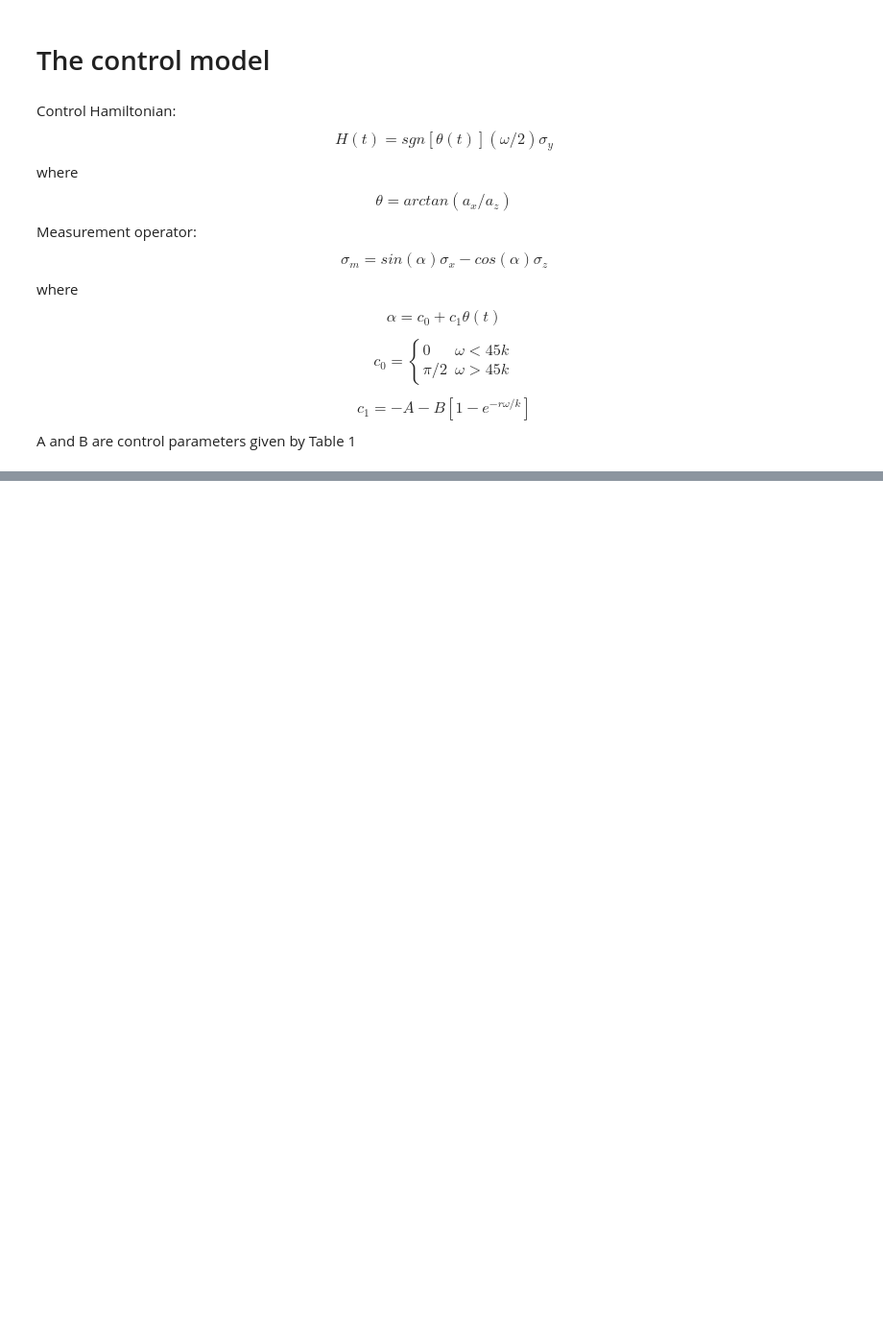
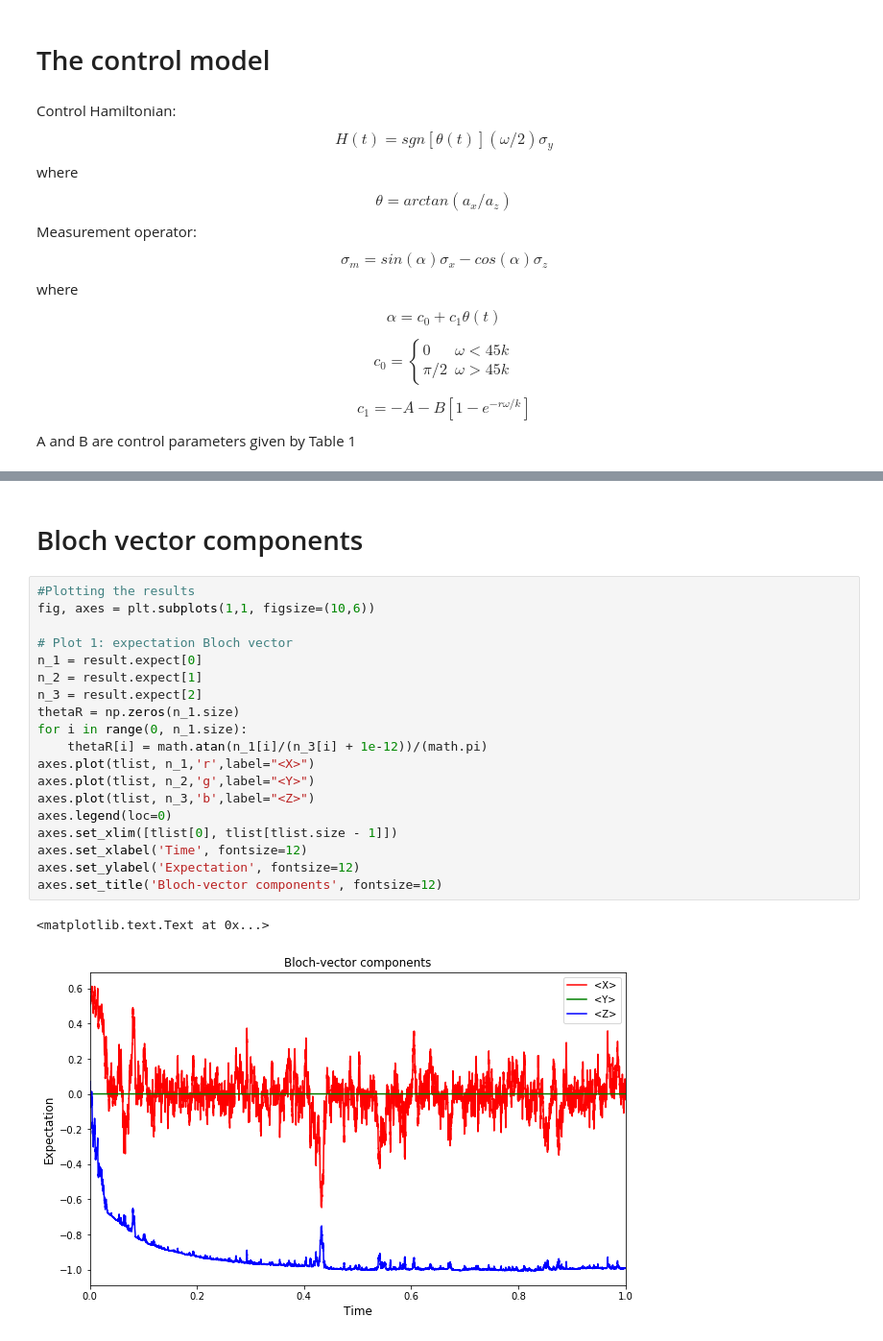
Before and after one commit to thiennm/ASCC, a Jupyter notebook: Reproduce - NJP 16 (2014) 093059 (Balouchi & Jacobs).ipynb, the cells around one changed output, grey strips where cells are left out. Shown at 96% size. Cells and saved outputs as stored; diff of their text form; blank space fills up the shorter version.

```diff
--- a/Reproduce - NJP 16 (2014) 093059 (Balouchi & Jacobs).ipynb
+++ b/Reproduce - NJP 16 (2014) 093059 (Balouchi & Jacobs).ipynb
@@ -177,0 +316,24 @@ axes.set_title('Bloch-vector components', fontsize=12)
+# %% [markdown]
+# Bloch vector components
+# %%
+#Plotting the results
+fig, axes = plt.subplots(1,1, figsize=(10,6))
+
+# Plot 1: expectation Bloch vector
+n_1 = result.expect[0]
+n_2 = result.expect[1]
+n_3 = result.expect[2]
+thetaR = np.zeros(n_1.size)
+for i in range(0, n_1.size):
+    thetaR[i] = math.atan(n_1[i]/(n_3[i] + 1e-12))/(math.pi)
+axes.plot(tlist, n_1,'r',label="<X>")
+axes.plot(tlist, n_2,'g',label="<Y>")
+axes.plot(tlist, n_3,'b',label="<Z>")
+axes.legend(loc=0)
+axes.set_xlim([tlist[0], tlist[tlist.size - 1]])
+axes.set_xlabel('Time', fontsize=12)
+axes.set_ylabel('Expectation', fontsize=12)
+axes.set_title('Bloch-vector components', fontsize=12)
+# %% [output]
+<matplotlib.text.Text at 0x...>
+[figure, added]
```
Also changed, not shown: parts of 14 cells of this notebook.
